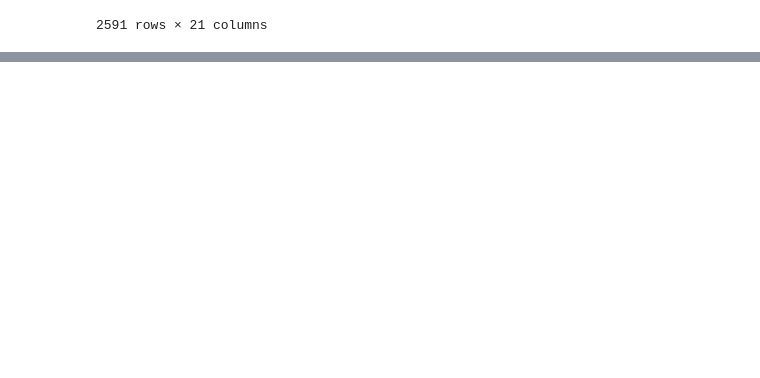
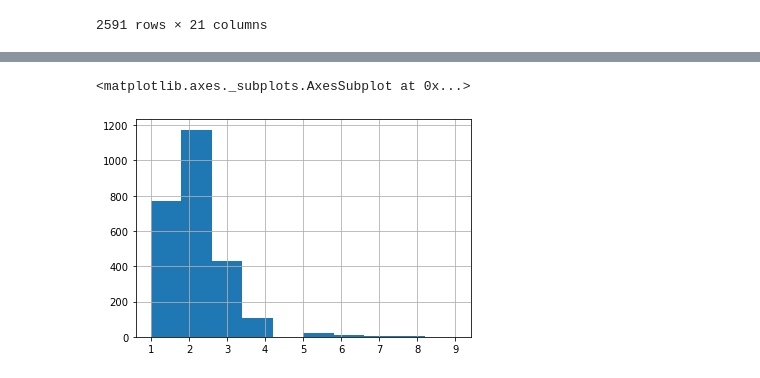
Before and after one commit to trezeget-1/meli_project, a Jupyter notebook: Inmuebles 24 - ETL.ipynb, the cells around one changed output, grey strips where cells are left out. Drawn from its saved outputs; the diff is of its cells as text; code cells hidden in the pictures; blank space fills up the shorter version.

```diff
--- a/Inmuebles 24 - ETL.ipynb
+++ b/Inmuebles 24 - ETL.ipynb
@@ -630,0 +759,10 @@ final_propiedades_24_df
+# %%
+tabla_final = tabla_final.drop(tabla_final.loc[tabla_final['Número de baños completos']<1,:].index)
+tabla_final = tabla_final.drop(tabla_final.loc[tabla_final['Número de recámaras']<1,:].index)
+tabla_final = tabla_final.drop(tabla_final.loc[tabla_final['Número de baños completos']>10,:].index)
+tabla_final = tabla_final.drop(tabla_final.loc[tabla_final['Longitud'].isna() == True , :].index)
+tabla_final = tabla_final.drop(tabla_final.loc[tabla_final['Latitud'].isna() == True , :].index)
+# %%
+tabla_final = tabla_final.reset_index()
+
+del tabla_final['index']
@@ -630,0 +783,6 @@ final_propiedades_24_df
+# %%
+tabla_final = tabla_final.drop(.index)
+
+tabla_final = tabla_final.reset_index()
+
+del tabla_final['index']
@@ -630,0 +797,3 @@ final_propiedades_24_df
+# %%
+tabla_final['Número de m2'][1559] = 70
+tabla_final['Número de m2'][1559]
@@ -630,0 +827,5 @@ final_propiedades_24_df
+# %%
+tabla_final['Número de baños completos'].hist()
+# %% [output]
+<matplotlib.axes._subplots.AxesSubplot at 0x...>
+[figure, added]
```
Also changed, not shown: parts of 30 cells of this notebook.
